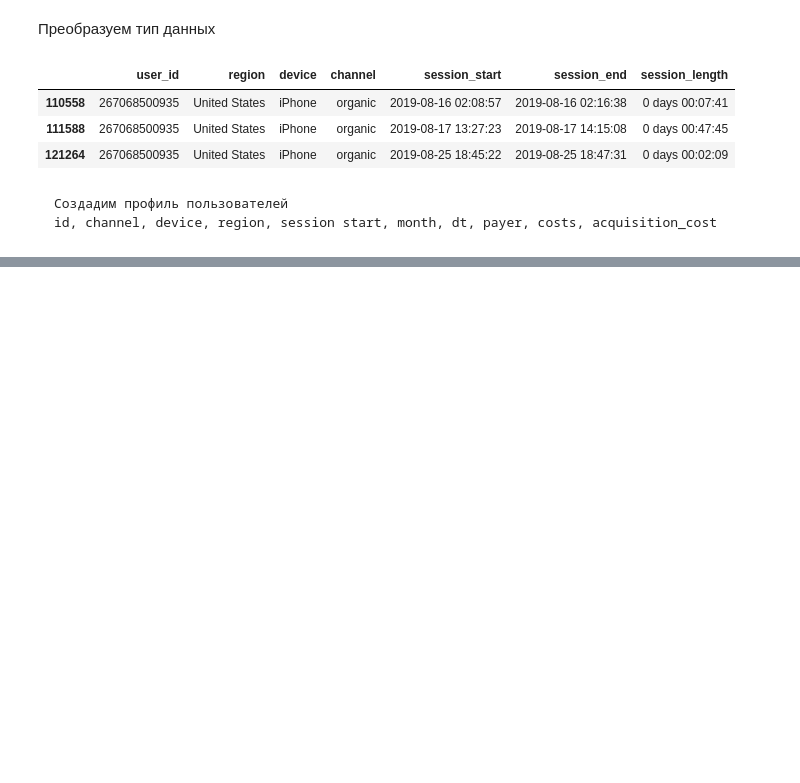
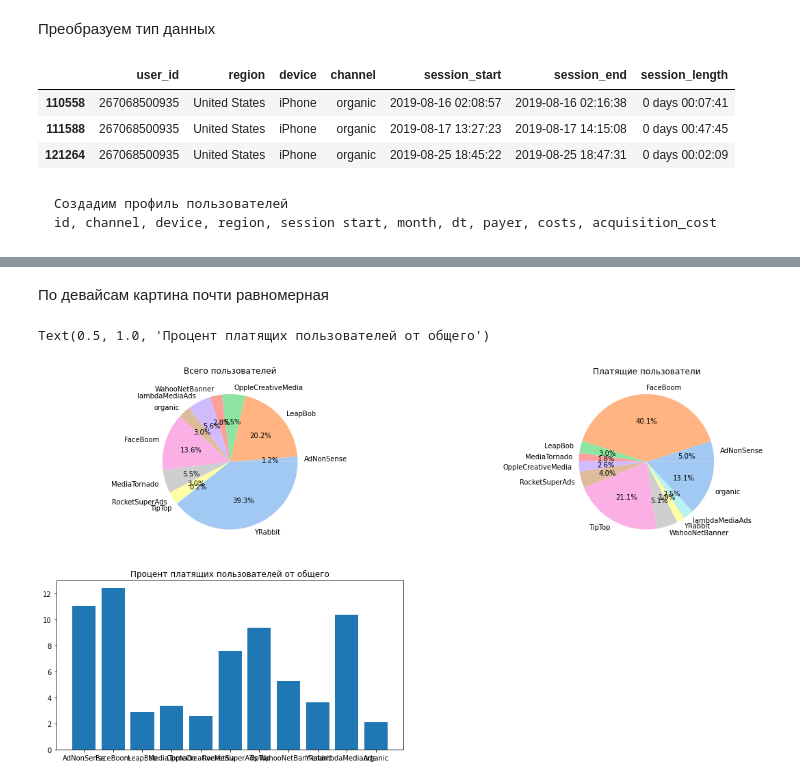
Before and after one commit to AlexVachkan/Data-exploration, a Jupyter notebook: Products_metrics/products_metric.ipynb, the cells around one changed output, grey strips where cells are left out. Saved outputs shown, nothing was run; the diff lists cells and outputs as text; code cells hidden in the pictures; blank space fills up the shorter version.

```diff
--- a/Products_metrics/products_metric.ipynb
+++ b/Products_metrics/products_metric.ipynb
@@ -397,0 +396,37 @@ plt.show()
+# %% [markdown]
+По девайсам картина почти равномерная
+# %%
+fig = plt.figure(figsize=(20,10))
+
+colors = sns.color_palette('pastel')
+
+ax1 = fig.add_subplot(2,2,1)
+plt.pie(
+    x = z.groupby('channel')['%_count_all'].sum(),
+    labels = z['channel'].unique(),
+    colors = colors,
+    autopct='%1.1f%%'
+)
+plt.title('Всего пользователей')
+
+ax2 = fig.add_subplot(2,2,2)
+plt.pie(
+    x = z.pivot_table(index='channel', values=z.columns[5][0], aggfunc='sum').reset_index()['payer'],
+    labels = z.pivot_table(index='channel', values=z.columns[5][0], aggfunc='sum').reset_index()['channel'],
+    colors = colors,
+    autopct='%1.1f%%'
+)
+plt.title('Платящие пользователи')
+
+ax2 = fig.add_subplot(2,2,3)
+plt.bar(
+    x = z.pivot_table(index='channel', values=z.columns[6][0], aggfunc='sum').reset_index()['channel'],
+    height = z.pivot_table(index='channel', values=z.columns[6][0], aggfunc='median').reset_index()['']
+)
+plt.title('Процент платящих пользователей от общего')
+
+
+# plt.show()
+# %% [output]
+Text(0.5, 1.0, 'Процент платящих пользователей от общего')
+[figure, added]
```
Also changed, not shown: parts of 23 cells of this notebook.
